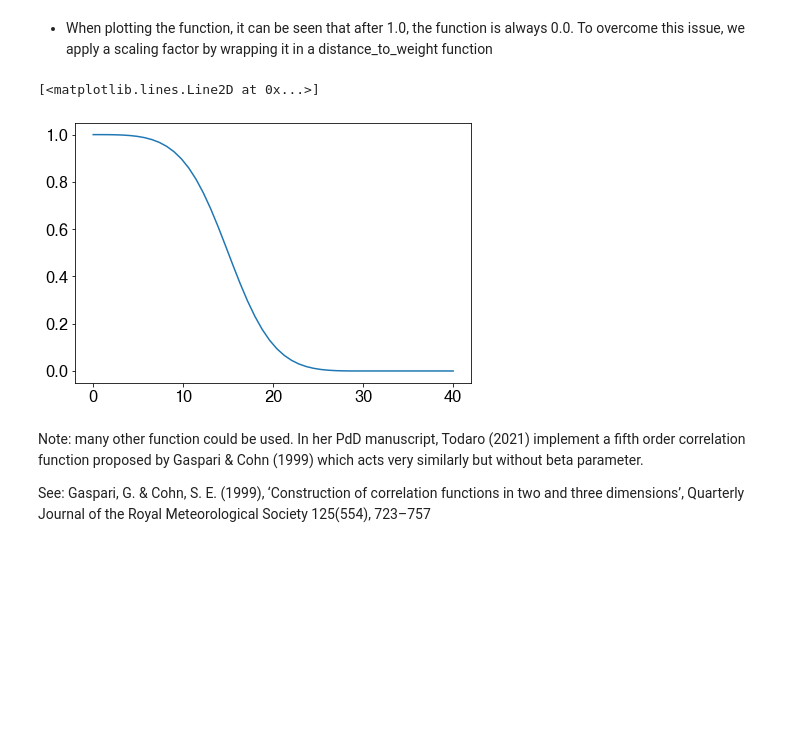
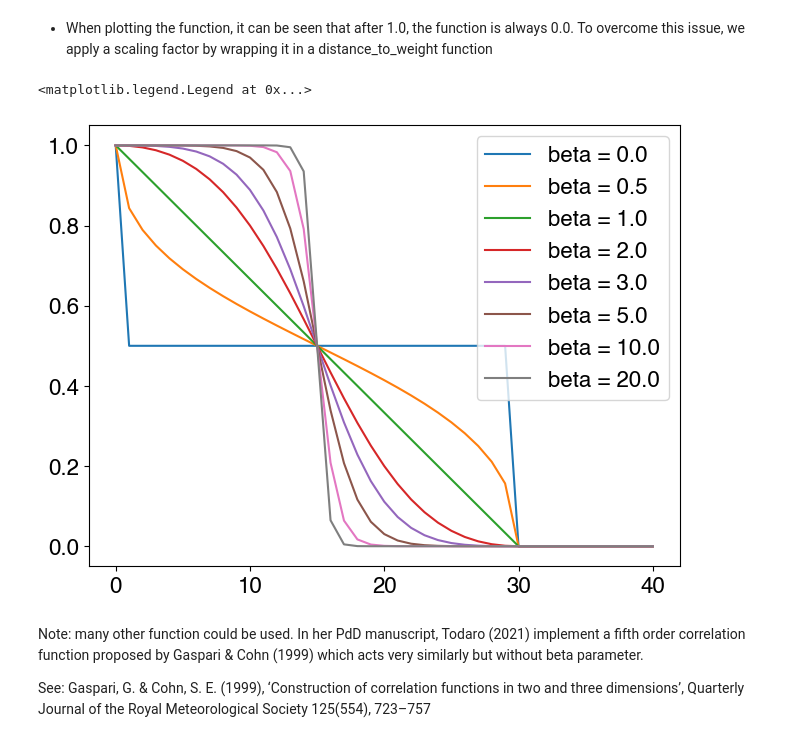
Before and after one commit to antoinecollet5/pyesmda, a Jupyter notebook: tutorials/correlation_matrices_building.ipynb, the cells around one changed output. Drawn from its saved outputs; the diff is of its cells as text; code cells hidden in the pictures; blank space fills up the shorter version.

```diff
--- a/tutorials/correlation_matrices_building.ipynb
+++ b/tutorials/correlation_matrices_building.ipynb
@@ -84,7 +84,7 @@ def reversed_beta_cumulative(x: NDArrayFloat, beta: float = 3) -> NDArrayFloat:
         Array of same dimension as input array.
 
     """
-    if beta <= 0:
+    if beta < 0:
         raise ValueError(f"Beta ({beta}) should be strictly positive !")
 
     x2 = x.copy()
@@ -102,34 +102,44 @@ plt.plot(x, reversed_beta_cumulative(x))
 # %% [markdown]
 - When plotting the function, it can be seen that after 1.0, the function is always 0.0. To overcome this issue, we apply a scaling factor by wrapping it in a distance_to_weight function
 # %%
-def distance_to_weight(
+def distance_to_weight_beta_cumulative(
     x: NDArrayFloat, beta: float = 3, scaling_factor: float = 20
 ) -> NDArrayFloat:
     """
     Transform the input with 1/ (1 + (1 / (1 - x / scaling_factor)) ^ beta)
 
     Parameters
     ----------
-    x : np.ndarray
+    x : NDArrayFloat
         Input array. Idealy, values should be between 0. and 1.0.
     beta: float, optional
-        Shape factor. Must be strictly positive. The default is 3.
+        Shape factor. The smalest beta, the slower the variation, the higher beta
+        the sharpest the transition (tends to a dirac function). Must be strictly
+        positive. The default is 3.
+    scaling_factor: float, optional
+        The scaling factor. At 0, the function equals 1.0, at half the scaling factor,
+        it equals 0.5, and at the scaling factor, is equals zero.
+        The default is 20.
 
     Returns
     -------
-    np.ndarray.
+    NDArrayFloat.
         Array of same dimension as input array.
 
     """
+    if scaling_factor <= 0.0:
+        raise ValueError(f"The scaling factor ({scaling_factor}) should be strictly positive !")
     return reversed_beta_cumulative(x / scaling_factor, beta=beta)
 
 
-x = np.linspace(0, 40, 50)
+x = np.linspace(0, 40, 41)
 scaling_factor = 30  # meters
-plt.plot(x, reversed_beta_cumulative(x / scaling_factor, beta=3))
+for beta in [0.0, 0.5, 1.0, 2.0, 3.0, 5.0, 10.0, 20.0]:
+    plt.plot(x, reversed_beta_cumulative(x / scaling_factor, beta=beta), label=f"beta = {beta}")
+plt.legend()
 # %% [output]
-[<matplotlib.lines.Line2D at 0x...>]
+<matplotlib.legend.Legend at 0x...>
-[figure, old version]
+[figure, new version]
 # %% [markdown]
 Note: many other function could be used. In her PdD manuscript, Todaro (2021) implement a fifth order correlation function proposed by Gaspari & Cohn (1999) which acts very similarly but without beta parameter.
 
```
Also changed, not shown: parts of 14 cells of this notebook, 8 other files.
